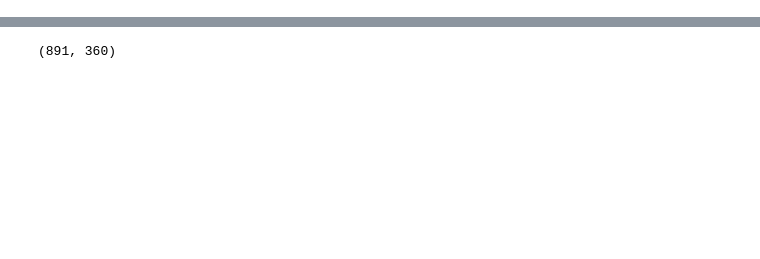
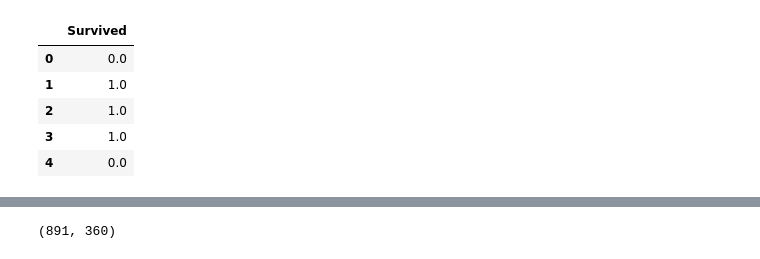
Before and after one commit to Erdene-Ochir0417/kaggle_competition, a Jupyter notebook: titanic/Untitled.ipynb, the cells around one changed output, grey strips where cells are left out. Drawn from its saved outputs; the diff is of its cells as text; code cells hidden in the pictures; blank space fills up the shorter version.

```diff
--- a/titanic/Untitled.ipynb
+++ b/titanic/Untitled.ipynb
@@ -97,0 +116,25 @@ dataset['fare_encode'] = fare
+# %%
+from sklearn.feature_selection import SelectKBest
+from sklearn.feature_selection import chi2
+
+array = dataset.values
+
+#Split the data into input and target
+
+X = array[:,2:]
+
+Y = array[:,1]
+
+#We will select the features using chi square
+
+test = SelectKBest(score_func=chi2, k=4)
+
+#Fit the function for ranking the features by score
+
+fit = test.fit(X, Y)
+
+#Summarize scores numpy.set_printoptions(precision=3) print(fit.scores_)
+
+#Apply the transformation on to dataset
+
+features = fit.transform(X)
@@ -98 +159,12 @@ dataset['fare_encode'] = fare
+# %%
+Y = pd.DataFrame(Y, columns = ['Survived'])
+# %%
+Y.head()
+# %% [output]
+|  | Survived |
+| 0 | 0.0 |
+| 1 | 1.0 |
+| 2 | 1.0 |
+| 3 | 1.0 |
+| 4 | 0.0 |
 # %%
```
Also changed, not shown: parts of 34 cells of this notebook, 4 other files.
